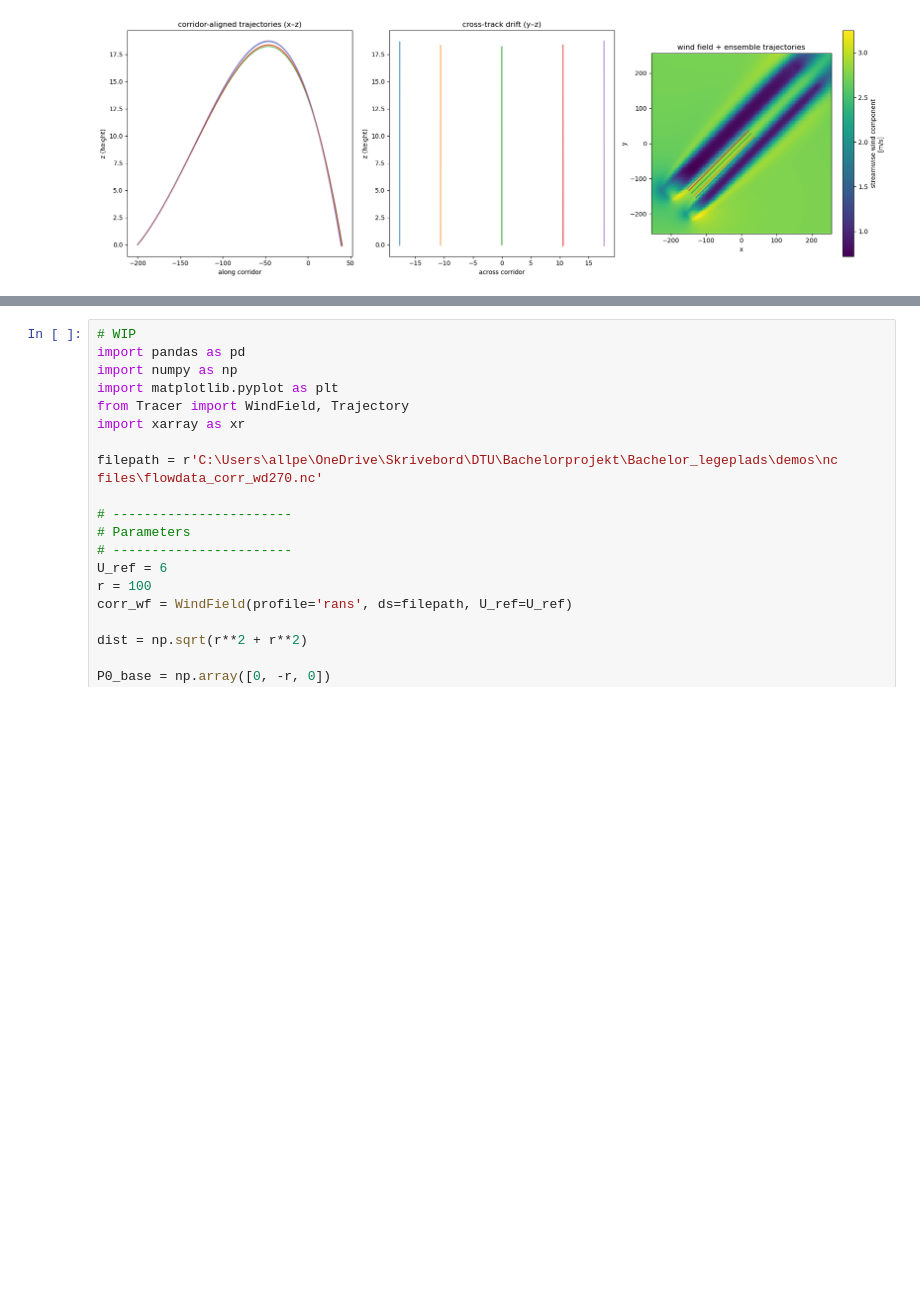
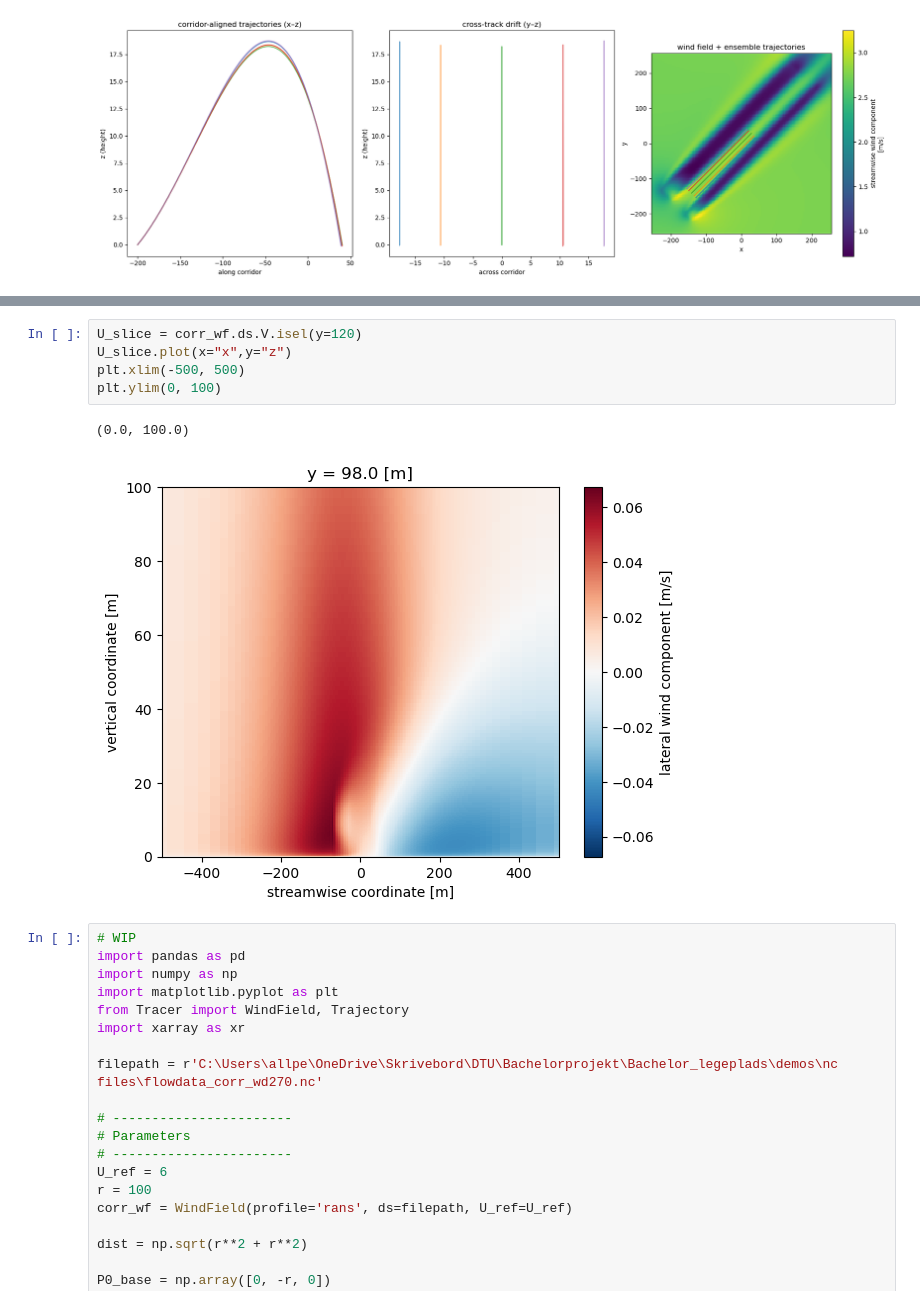
Before and after one commit to JacobManniche/Bachelor_legeplads, a Jupyter notebook: demos/corridor demo.ipynb, the cells around one changed output, grey strips where cells are left out. Cells and saved outputs as stored; diff of their text form; blank space fills up the shorter version.

```diff
--- a/demos/corridor demo.ipynb
+++ b/demos/corridor demo.ipynb
@@ -365,3 +365,11 @@ plt.show()
+# %%
+U_slice = corr_wf.ds.V.isel(y=120)
+U_slice.plot(x="x",y="z")
+plt.xlim(-500, 500)
+plt.ylim(0, 100)
+# %% [output]
+(0.0, 100.0)
+[figure, added]
 # %%
 # WIP
 import pandas as pd
```
Also changed, not shown: parts of 6 cells of this notebook, 2 other files.
